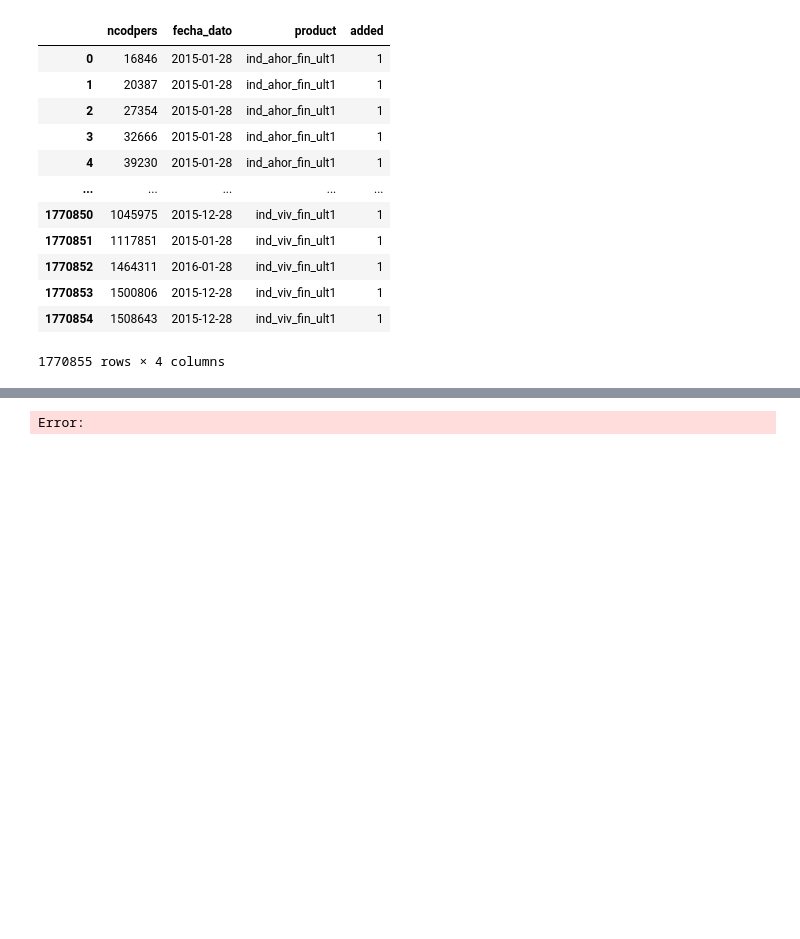
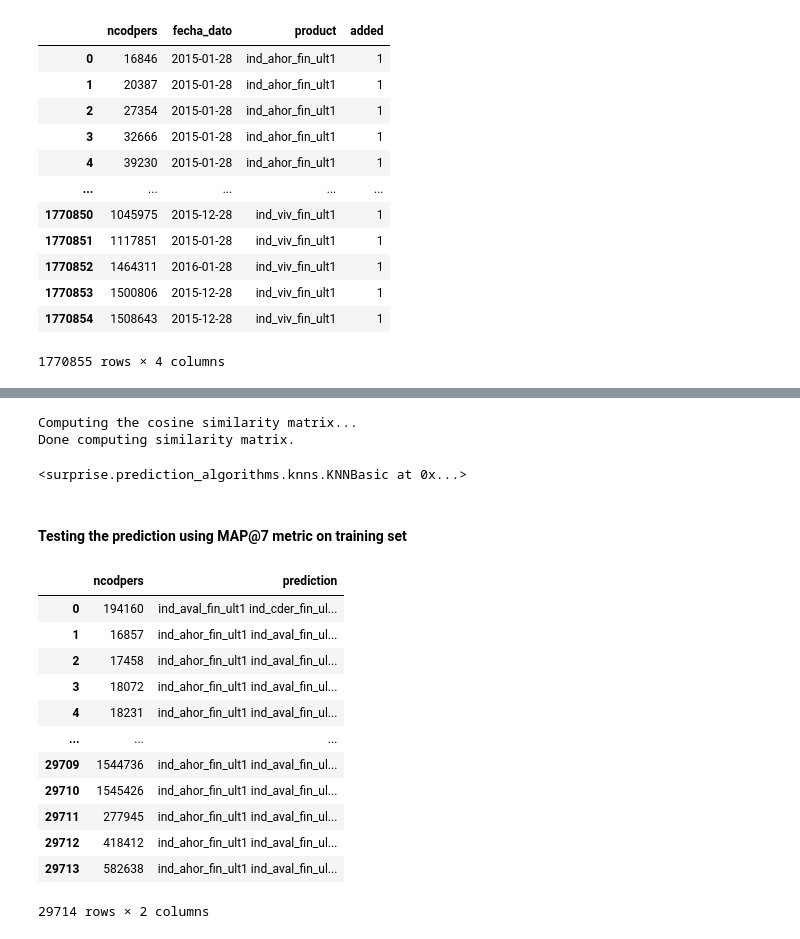
Before and after one commit to Santander-Product-Recsys/Santander-RecSys-Dennis, a Jupyter notebook: santander-product-recommendation.ipynb, the cells around one changed output, grey strips where cells are left out. Drawn from its saved outputs; the diff is of its cells as text; code cells hidden in the pictures; blank space fills up the shorter version.

```diff
--- a/santander-product-recommendation.ipynb
+++ b/santander-product-recommendation.ipynb
@@ -1577 +1619,15 @@ df_cf
+# %%
+from surprise import KNNBasic
+
+reader = Reader(rating_scale=(0, 1))
+data = Dataset.load_from_df(train_inter.assign(added=1)[['ncodpers','product','added']], reader)
+trainset = data.build_full_trainset()
+
+sim_options = {'name': 'cosine', 'user_based': False}  # item-based is memory-friendlier
+model = KNNBasic(k=40, sim_options=sim_options)
+model.fit(trainset)
+# %% [output]
+Computing the cosine similarity matrix...
+Done computing similarity matrix.
+<surprise.prediction_algorithms.knns.KNNBasic at 0x...>
 # %%
@@ -1584,12 +1643,45 @@ trainset = data.build_full_trainset()
-# %%
-from surprise import KNNBasic
-
-sim_options = {
-    'name': 'cosine',      # similarity metric
-    'user_based': True     # set to False for item-based CF
-}
-
-model = KNNBasic(sim_options=sim_options)
-model.fit(trainset)
-# %% [output]
-Error:
+# %% [markdown]
+#### Testing the prediction using MAP@7 metric on training set
+# %%
+def topk_for_user(raw_uid, k=7):
+    # products to consider
+    already = owned_before.get(raw_uid, set())
+    candidates = [p for p in all_products if p not in already]
+
+    scored = []
+    for raw_iid in candidates:
+        try:
+            # Surprise needs raw ids; it will map internally
+            est = model.predict(str(raw_uid), str(raw_iid), clip=False).est
+            scored.append((raw_iid, est))
+        except Exception:
+            # unknown user/item -> skip (or give small default score)
+            continue
+
+    scored.sort(key=lambda x: x[1], reverse=True)
+    return [iid for iid, _ in scored[:k]]
+# %%
+test_users = test_inter['ncodpers'].unique().tolist()
+
+pred_rows = []
+for u in test_users:
+    top7 = topk_for_user(u, k=7)
+    pred_rows.append((u, ' '.join(top7)))
+
+baseline_preds = pd.DataFrame(pred_rows, columns=['ncodpers', 'prediction'])
+# %%
+baseline_preds
+# %% [output]
+|  | ncodpers | prediction |
+| 0 | 194160 | ind_aval_fin_ult1 ind_cder_fin_ul... |
+| 1 | 16857 | ind_ahor_fin_ult1 ind_aval_fin_ul... |
+| 2 | 17458 | ind_ahor_fin_ult1 ind_aval_fin_ul... |
+| 3 | 18072 | ind_ahor_fin_ult1 ind_aval_fin_ul... |
+| 4 | 18231 | ind_ahor_fin_ult1 ind_aval_fin_ul... |
+| ... | ... | ... |
+| 29709 | 1544736 | ind_ahor_fin_ult1 ind_aval_fin_ul... |
+| 29710 | 1545426 | ind_ahor_fin_ult1 ind_aval_fin_ul... |
+| 29711 | 277945 | ind_ahor_fin_ult1 ind_aval_fin_ul... |
+| 29712 | 418412 | ind_ahor_fin_ult1 ind_aval_fin_ul... |
+| 29713 | 582638 | ind_ahor_fin_ult1 ind_aval_fin_ul... |
+29714 rows × 2 columns
```
Also changed, not shown: parts of 14 cells of this notebook.
